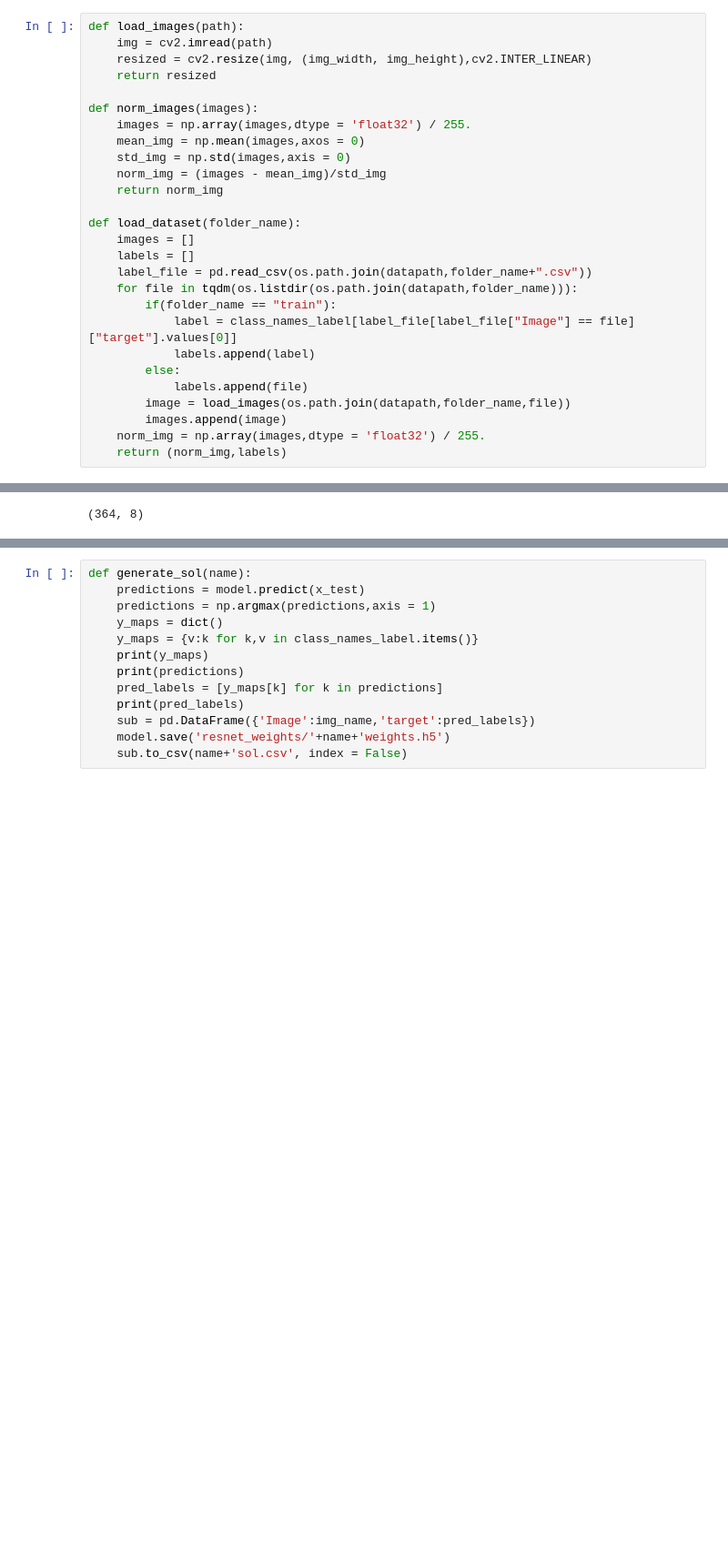
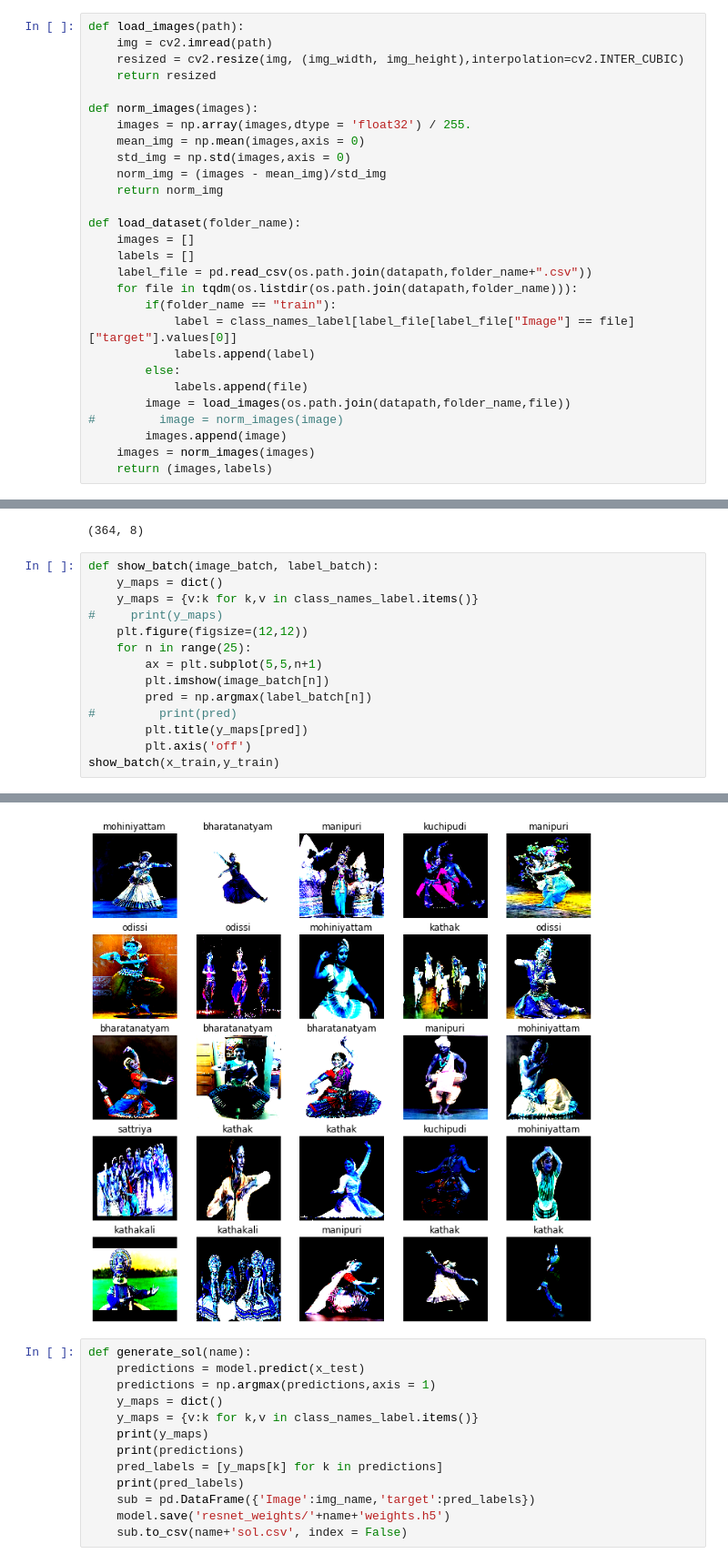
Before and after one commit to Ri7Sh/Dance_Form_Classification, a Jupyter notebook: DanceFormTransferLearning.ipynb, the cells around one changed output, grey strips where cells are left out. Shown at 91% size. Cells and saved outputs as stored; diff of their text form; blank space fills up the shorter version.

```diff
--- a/DanceFormTransferLearning.ipynb
+++ b/DanceFormTransferLearning.ipynb
@@ -37,12 +37,12 @@ ssl._create_default_https_context = ssl._create_unverified_context
 # %%
 def load_images(path):
     img = cv2.imread(path)
-    resized = cv2.resize(img, (img_width, img_height),cv2.INTER_LINEAR)
+    resized = cv2.resize(img, (img_width, img_height),interpolation=cv2.INTER_CUBIC)
     return resized
 
 def norm_images(images):
     images = np.array(images,dtype = 'float32') / 255.
-    mean_img = np.mean(images,axos = 0)
+    mean_img = np.mean(images,axis = 0)
     std_img = np.std(images,axis = 0)
     norm_img = (images - mean_img)/std_img
     return norm_img
@@ -58,9 +58,10 @@ def load_dataset(folder_name):
         else:
             labels.append(file)
         image = load_images(os.path.join(datapath,folder_name,file))
+#         image = norm_images(image)
         images.append(image)
-    norm_img = np.array(images,dtype = 'float32') / 255.
-    return (norm_img,labels)
+    images = norm_images(images)
+    return (images,labels)
 # %%
 (x_train, y_train)=load_dataset("train")
 x_train,y_train = shuffle(x_train,y_train,random_state = 42)
@@ -71,3 +72,18 @@ y_train = to_categorical(y_train)
 print(y_train.shape)
 # %% [output]
 (364, 8)
+# %%
+def show_batch(image_batch, label_batch):
+    y_maps = dict()
+    y_maps = {v:k for k,v in class_names_label.items()}
+#     print(y_maps)
+    plt.figure(figsize=(12,12))
+    for n in range(25):
+        ax = plt.subplot(5,5,n+1)
+        plt.imshow(image_batch[n])
+        pred = np.argmax(label_batch[n])
+#         print(pred)
+        plt.title(y_maps[pred])
+        plt.axis('off')
+show_batch(x_train,y_train)
+# %% [output]
@@ -74,3 +107,4 @@ print(y_train.shape)
+[figure, added]
 # %%
 def generate_sol(name):
     predictions = model.predict(x_test)
```
Also changed, not shown: parts of 10 cells of this notebook, 3 other files.
